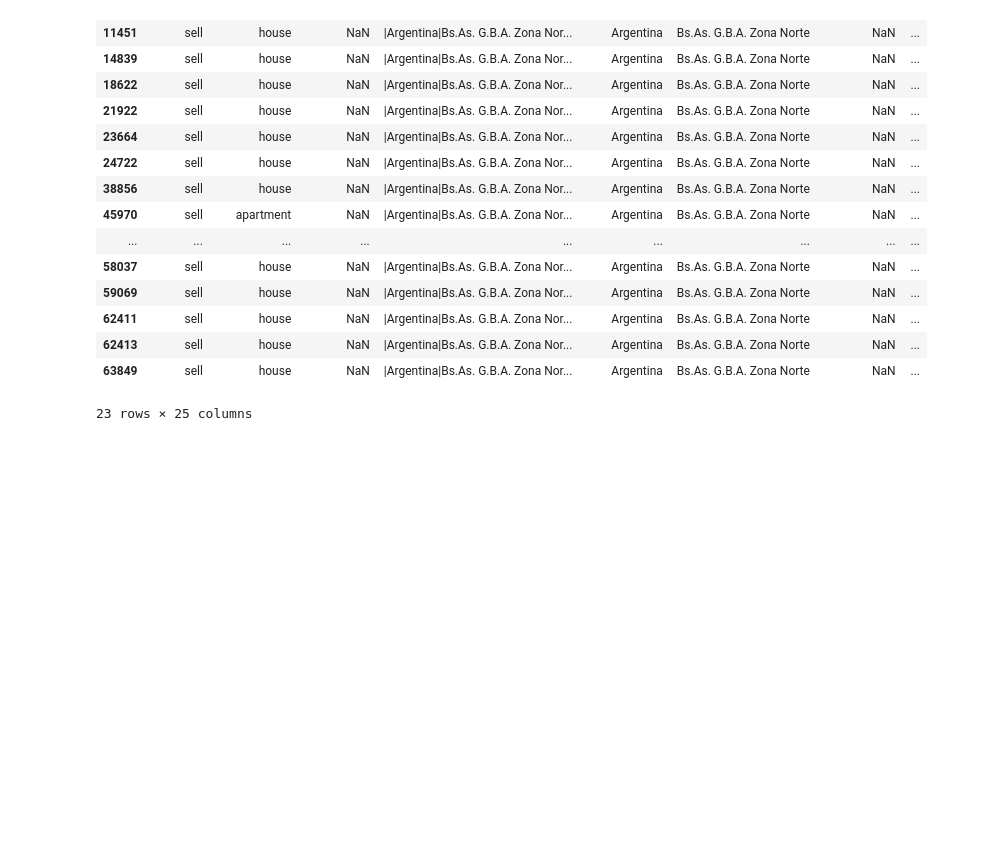
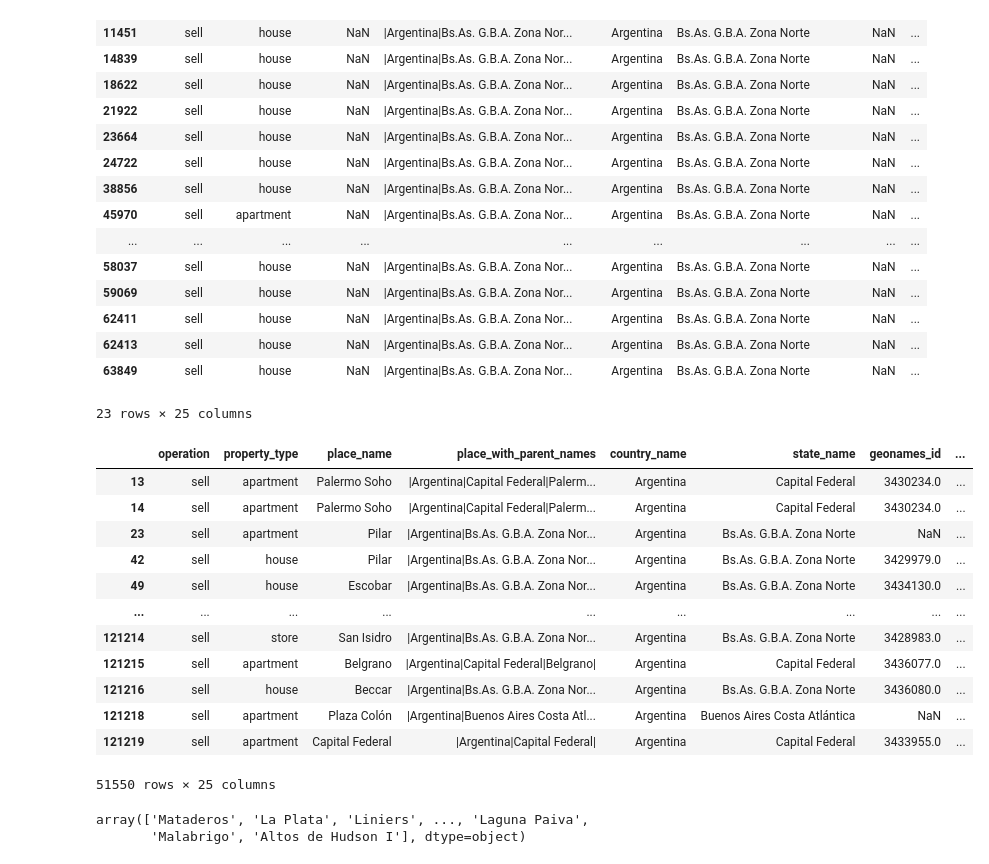
Before and after one commit to BenkosT/TP_Limpieza, a Jupyter notebook: Notebooks/Limpieza.ipynb, the cells around one changed output. Saved outputs shown, nothing was run; the diff lists cells and outputs as text; code cells hidden in the pictures; blank space fills up the shorter version.

```diff
--- a/Notebooks/Limpieza.ipynb
+++ b/Notebooks/Limpieza.ipynb
@@ -124,6 +124,29 @@ data_null_place_name
 data.loc[data_null_place_name.index, "place_name"] = 'Tigre'
 # %%
 # 2. Podemos usar geonames_id para completar lat-lon y al revés. Se necesita la base de datos para matchear.
+# %%
+data_latlong_nul = data [data['lat-lon'].isnull()]
+data_latlong_nul
+# %% [output]
+|  | operation | property_type | place_name | place_with_parent_names | country_name | state_name | geonames_id | ... |
+| 13 | sell | apartment | Palermo Soho | |Argentina|Capital Federal|Palerm... | Argentina | Capital Federal | 3430234.0 | ... |
+| 14 | sell | apartment | Palermo Soho | |Argentina|Capital Federal|Palerm... | Argentina | Capital Federal | 3430234.0 | ... |
+| 23 | sell | apartment | Pilar | |Argentina|Bs.As. G.B.A. Zona Nor... | Argentina | Bs.As. G.B.A. Zona Norte | NaN | ... |
+| 42 | sell | house | Pilar | |Argentina|Bs.As. G.B.A. Zona Nor... | Argentina | Bs.As. G.B.A. Zona Norte | 3429979.0 | ... |
+| 49 | sell | house | Escobar | |Argentina|Bs.As. G.B.A. Zona Nor... | Argentina | Bs.As. G.B.A. Zona Norte | 3434130.0 | ... |
+| ... | ... | ... | ... | ... | ... | ... | ... | ... |
+| 121214 | sell | store | San Isidro | |Argentina|Bs.As. G.B.A. Zona Nor... | Argentina | Bs.As. G.B.A. Zona Norte | 3428983.0 | ... |
+| 121215 | sell | apartment | Belgrano | |Argentina|Capital Federal|Belgrano| | Argentina | Capital Federal | 3436077.0 | ... |
+| 121216 | sell | house | Beccar | |Argentina|Bs.As. G.B.A. Zona Nor... | Argentina | Bs.As. G.B.A. Zona Norte | 3436080.0 | ... |
+| 121218 | sell | apartment | Plaza Colón | |Argentina|Buenos Aires Costa Atl... | Argentina | Buenos Aires Costa Atlántica | NaN | ... |
+| 121219 | sell | apartment | Capital Federal | |Argentina|Capital Federal| | Argentina | Capital Federal | 3433955.0 | ... |
+51550 rows × 25 columns
+# %%
+place_names = data['place_name'].unique()
+place_names
+# %% [output]
+array(['Mataderos', 'La Plata', 'Liniers', ..., 'Laguna Paiva',
+       'Malabrigo', 'Altos de Hudson I'], dtype=object)
 # %%
 # Creamos una mascara para saber si hay datos que sean nulos en geonames_id y lat-lon, con el proposito de saber cuales NO podemos imputar por geonames_id y lat-lon
 data_inter = data[(data.geonames_id.isnull()) & (data.lat.isnull())]
```
Also changed, not shown: parts of 9 cells of this notebook.
